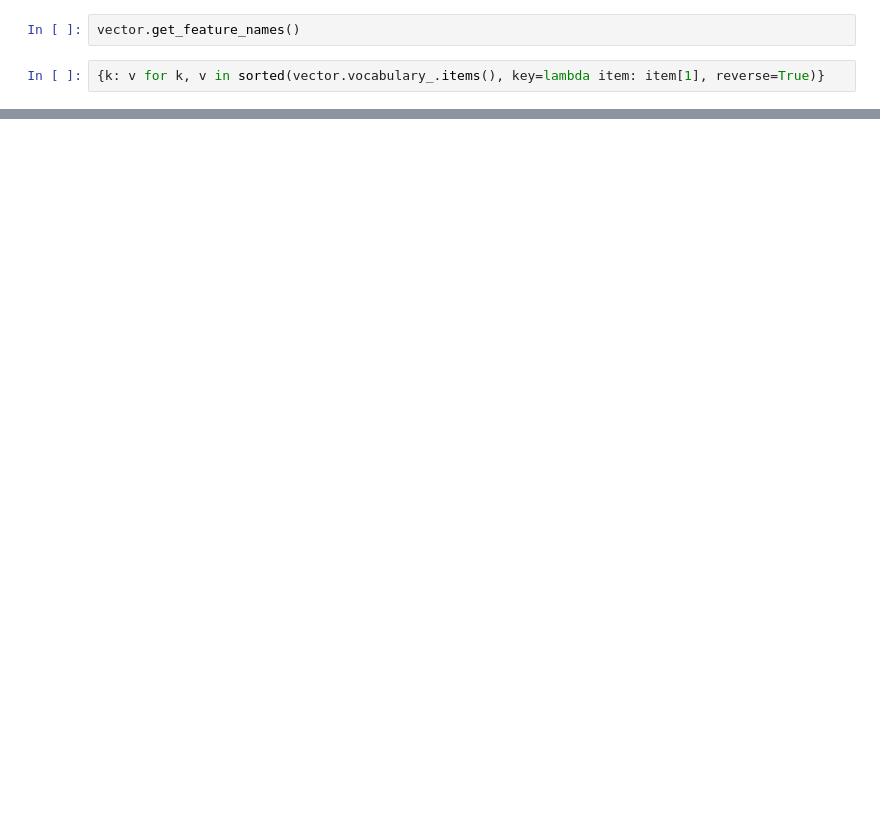
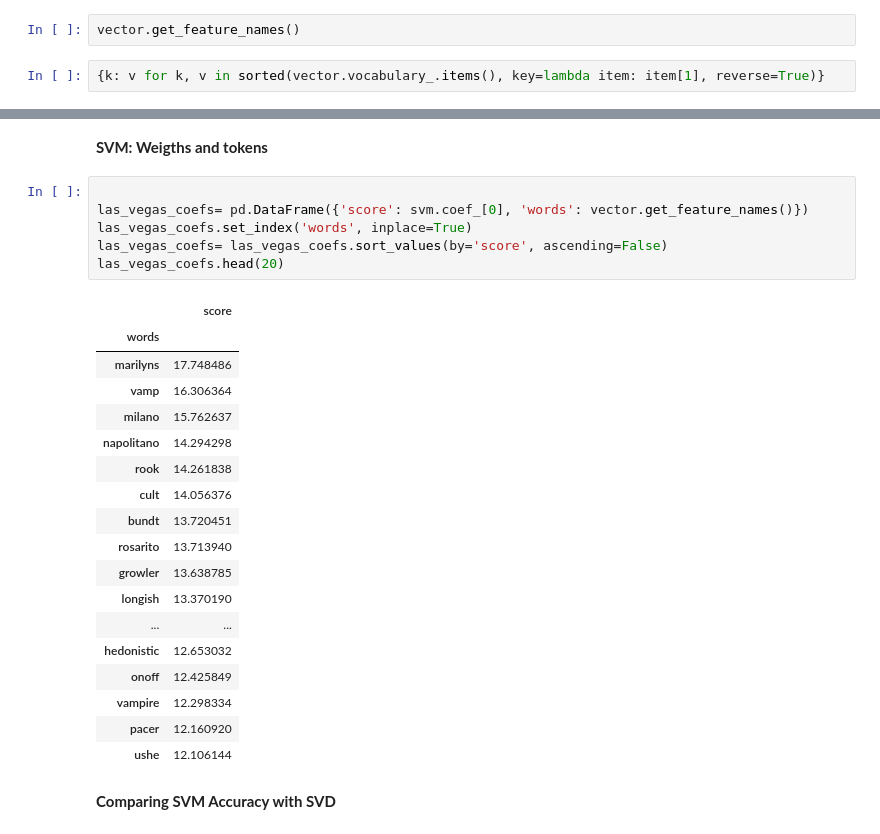
Before and after one commit to anuradhaboche/yelp-dataset-analysis, a Jupyter notebook: yelp_machine_learning.ipynb, the cells around one changed output, grey strips where cells are left out. Drawn from its saved outputs; the diff is of its cells as text; blank space fills up the shorter version.

```diff
--- a/yelp_machine_learning.ipynb
+++ b/yelp_machine_learning.ipynb
@@ -80 +91,30 @@ Time to load data: 800.8570532798767 seconds
+# %% [markdown]
+**SVM: Weigths and tokens**
+# %%
+
+las_vegas_coefs= pd.DataFrame({'score': svm.coef_[0], 'words': vector.get_feature_names()})
+las_vegas_coefs.set_index('words', inplace=True)
+las_vegas_coefs= las_vegas_coefs.sort_values(by='score', ascending=False)
+las_vegas_coefs.head(20)
+# %% [output]
+|  | score |
+| words |  |
+| marilyns | 17.748486 |
+| vamp | 16.306364 |
+| milano | 15.762637 |
+| napolitano | 14.294298 |
+| rook | 14.261838 |
+| cult | 14.056376 |
+| bundt | 13.720451 |
+| rosarito | 13.713940 |
+| growler | 13.638785 |
+| longish | 13.370190 |
+| ... | ... |
+| hedonistic | 12.653032 |
+| onoff | 12.425849 |
+| vampire | 12.298334 |
+| pacer | 12.160920 |
+| ushe | 12.106144 |
+# %% [markdown]
+**Comparing SVM Accuracy with SVD**
 # %%
```
Also changed, not shown: parts of 19 cells of this notebook, 1 other file.
